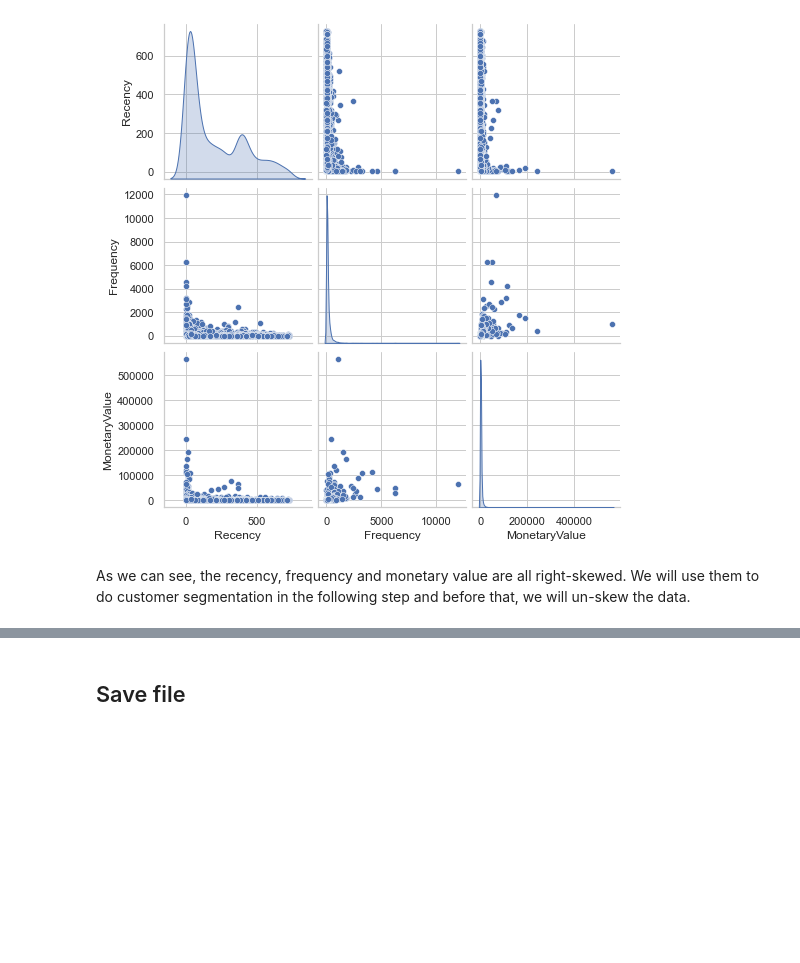
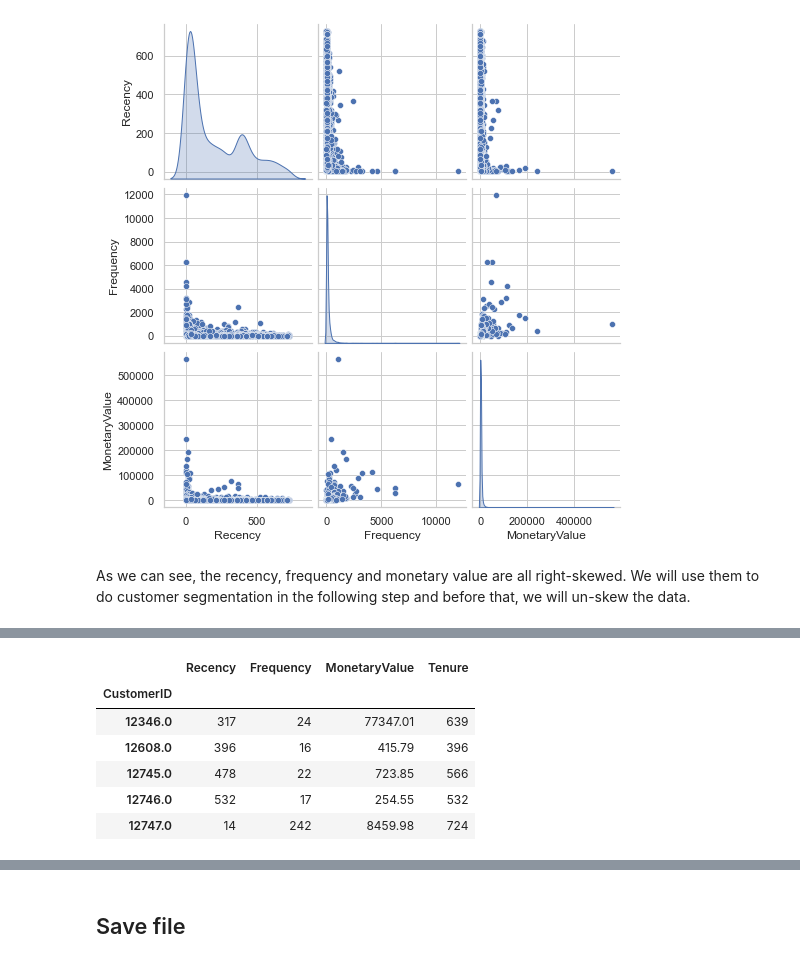
Before and after one commit to lasayin/Online-Retail-Business-Analysis-and-Customer-Segmentation, a Jupyter notebook: Online_Retail_EDA.ipynb, the cells around one changed output, grey strips where cells are left out. Saved outputs shown, nothing was run; the diff lists cells and outputs as text; code cells hidden in the pictures; blank space fills up the shorter version.

```diff
--- a/Online_Retail_EDA.ipynb
+++ b/Online_Retail_EDA.ipynb
@@ -557,0 +595,10 @@ As we can see, the recency, frequency and monetary value are all right-skewed. W
+# %%
+retail_rfmt.head()
+# %% [output]
+|  | Recency | Frequency | MonetaryValue | Tenure |
+| CustomerID |  |  |  |  |
+| 12346.0 | 317 | 24 | 77347.01 | 639 |
+| 12608.0 | 396 | 16 | 415.79 | 396 |
+| 12745.0 | 478 | 22 | 723.85 | 566 |
+| 12746.0 | 532 | 17 | 254.55 | 532 |
+| 12747.0 | 14 | 242 | 8459.98 | 724 |
```
Also changed, not shown: parts of 19 cells of this notebook.
